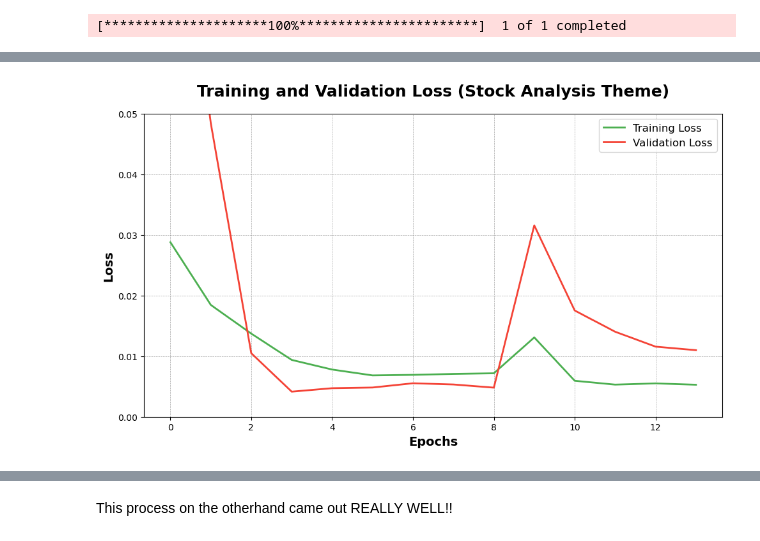
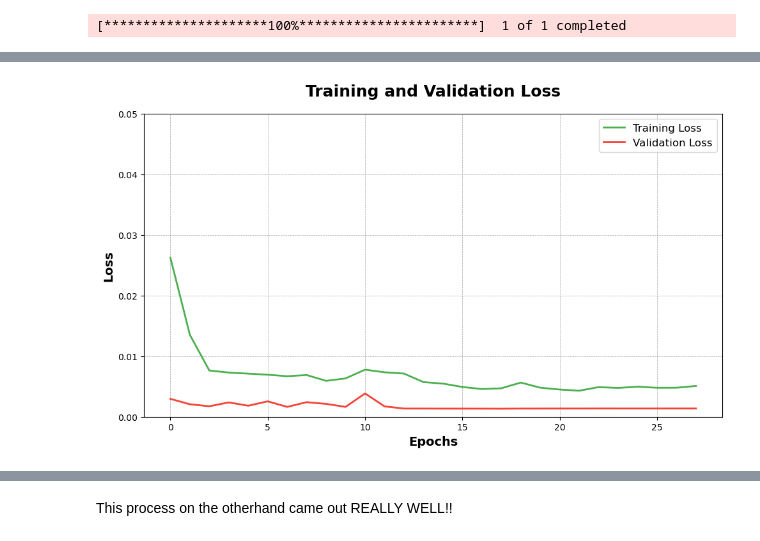
Before and after one commit to DavidS36/Stock-Prediction, a Jupyter notebook: stock model.ipynb, the cells around one changed output, grey strips where cells are left out. Saved outputs shown, nothing was run; the diff lists cells and outputs as text; code cells hidden in the pictures.

```diff
--- a/stock model.ipynb
+++ b/stock model.ipynb
@@ -538,3 +539,15 @@ for i in range(len(updated_scaled_data) - time_step - 1):
 X_new = np.array(X_new)
 y_new = np.array(y_new)
 X_new = np.reshape(X_new, (X_new.shape[0], X_new.shape[1], 1))
+# %%
+X_new_train, X_new_test, y_new_train, y_new_test = train_test_split(X_new, y_new, test_size=0.2, shuffle=False, random_state=42)
+# Early stopping callback
+early_stop = EarlyStopping(monitor='val_loss', patience=10, restore_best_weights=True)
+
+# Learning rate reducer callback
+reduce_lr = ReduceLROnPlateau(monitor='val_loss', factor=0.1, patience=5, min_lr=1e-10, verbose=1)
+
+# Train the model with the checkpoint
+history = model.fit(X_new_train, y_new_train, epochs=100, batch_size=10, validation_split=0.2, shuffle=False, callbacks=[early_stop, reduce_lr])
+test_loss  = model.evaluate(X_new_test, y_new_test)
+print(f'Test Loss: {test_loss}')
@@ -568,35 +599,35 @@ Epoch 14: ReduceLROnPlateau reducing learning rate to 1.0000000474974514e-05.
 # %%
 # Plot the training loss and validation loss with stock analysis theme
 plt.figure(figsize=(10, 6))
 
 # Plot training loss in green (typically for "positive" improvement)
 plt.plot(history.history['loss'], label='Training Loss', color='#4CAF50', linewidth=2)
 
 # Plot validation loss in red (for validation, possibly showing "issues")
 plt.plot(history.history['val_loss'], label='Validation Loss', color='#F44336', linewidth=2)
 
 # Set title and labels
-plt.title('Training and Validation Loss (Stock Analysis Theme)', fontsize=18, weight='bold', pad=20)
+plt.title('Training and Validation Loss', fontsize=18, weight='bold', pad=20)
 plt.xlabel('Epochs', fontsize=14, weight='bold')
 plt.ylabel('Loss', fontsize=14, weight='bold')
 
 # Set y-axis limits from 0 to 0.05 as requested
 plt.ylim(0, 0.05)
 
 # Add grid lines for better readability
 plt.grid(color='grey', linestyle='--', linewidth=0.5, alpha=0.7)
 
 # Customize the legend and display it in the lower right corner
 plt.legend(loc='upper right', fontsize=12)
 
 # Clean and polished layout
 plt.tight_layout()
 
 # Show the plot
 plt.savefig('Loss.png', transparent= True)
 plt.show()
 # %% [output]
-[figure, old version]
+[figure, new version]
 # %%
 # Make new predictions after retraining
 predictions = model.predict(X_new)
```
Also changed, not shown: parts of 12 cells of this notebook.
